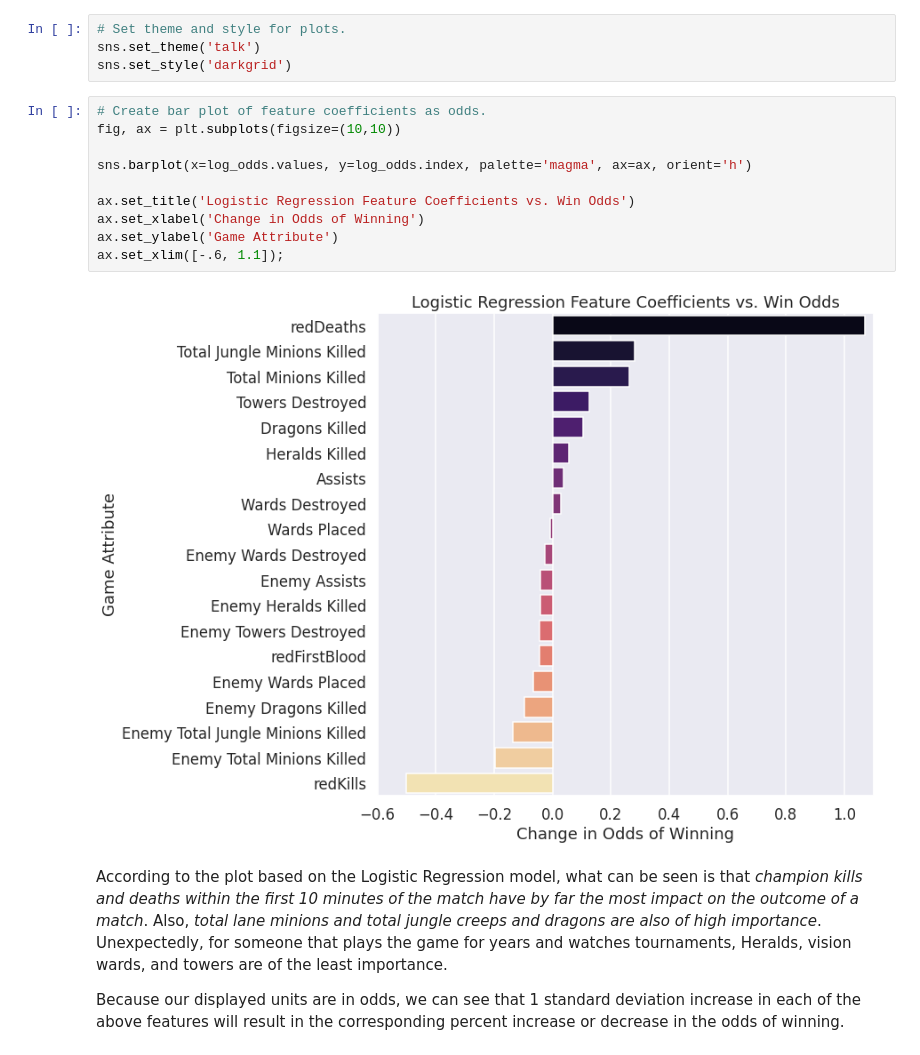
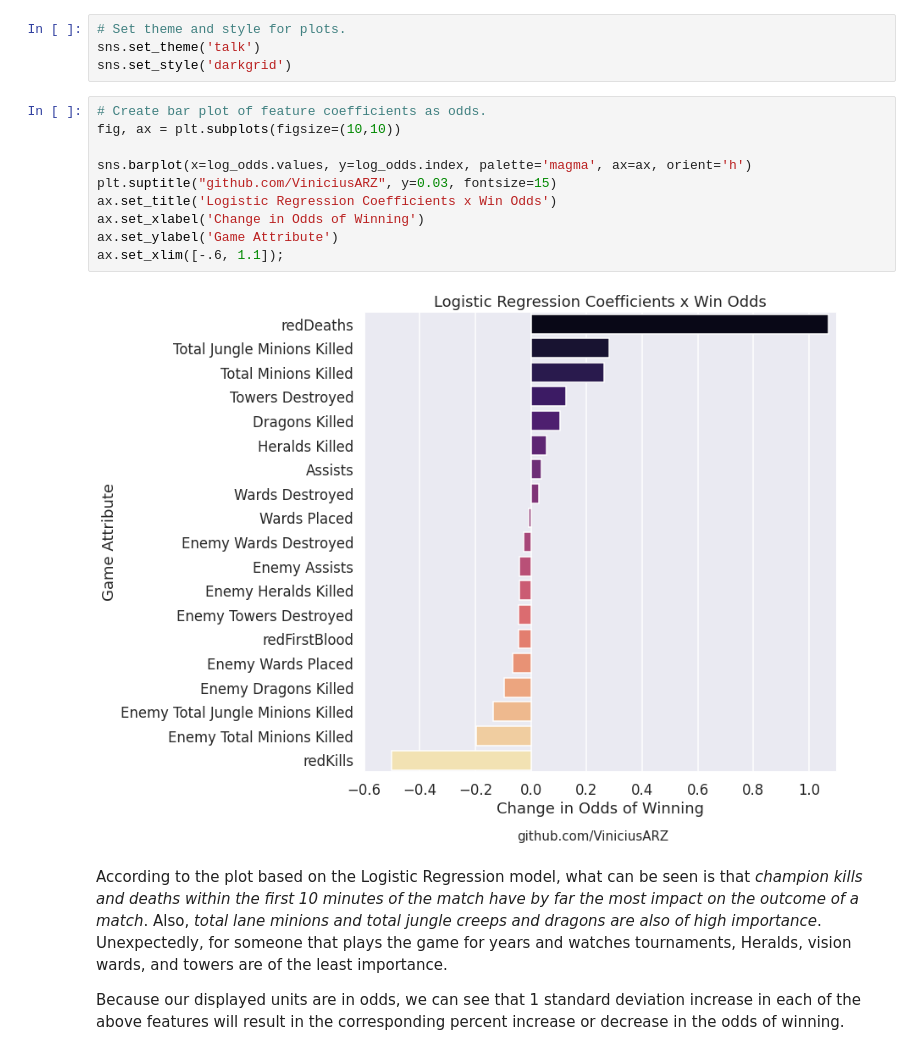
Before and after one commit to ViniciusARZ/Machine-Learning-Analytics, a Jupyter notebook: LeagueOfLegends_PredictionOfWinning.ipynb, the cells around one changed output. Drawn from its saved outputs; the diff is of its cells as text.

```diff
--- a/LeagueOfLegends_PredictionOfWinning.ipynb
+++ b/LeagueOfLegends_PredictionOfWinning.ipynb
@@ -654,15 +654,15 @@ sns.set_style('darkgrid')
 # %%
 # Create bar plot of feature coefficients as odds.
 fig, ax = plt.subplots(figsize=(10,10))
 
 sns.barplot(x=log_odds.values, y=log_odds.index, palette='magma', ax=ax, orient='h')
-
-ax.set_title('Logistic Regression Feature Coefficients vs. Win Odds')
+plt.suptitle("github.com/ViniciusARZ", y=0.03, fontsize=15)
+ax.set_title('Logistic Regression Coefficients x Win Odds')
 ax.set_xlabel('Change in Odds of Winning')
 ax.set_ylabel('Game Attribute')
 ax.set_xlim([-.6, 1.1]);
 # %% [output]
-[figure, old version]
+[figure, new version]
 # %% [markdown]
 According to the plot based on the Logistic Regression model, what can be seen is that *champion kills and deaths within the first 10 minutes of the match have by far the most impact on the outcome of a match*. Also, *total lane minions and total jungle creeps and dragons are also of high importance*. Unexpectedly, for someone that plays the game for years and watches tournaments, Heralds, vision wards, and towers are of the least importance.
 
```
Also changed, not shown: parts of 2 cells of this notebook.
